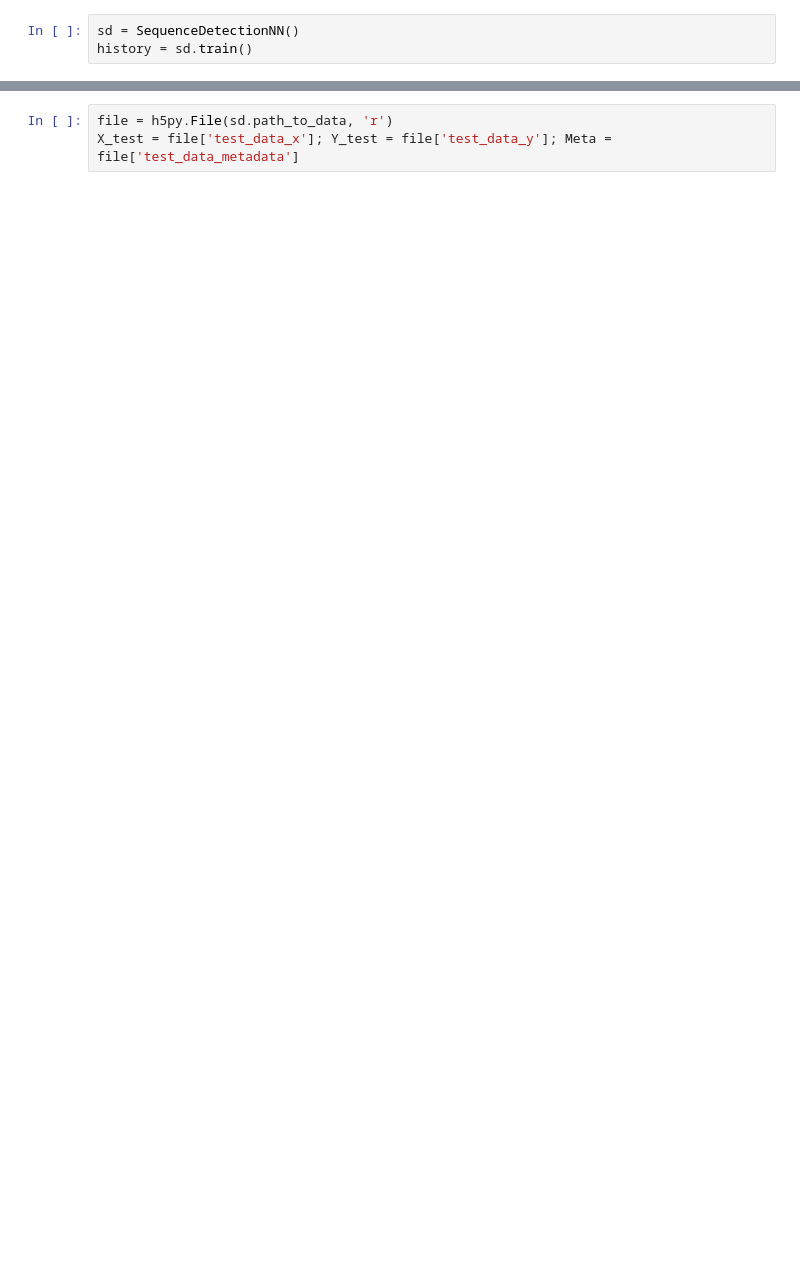
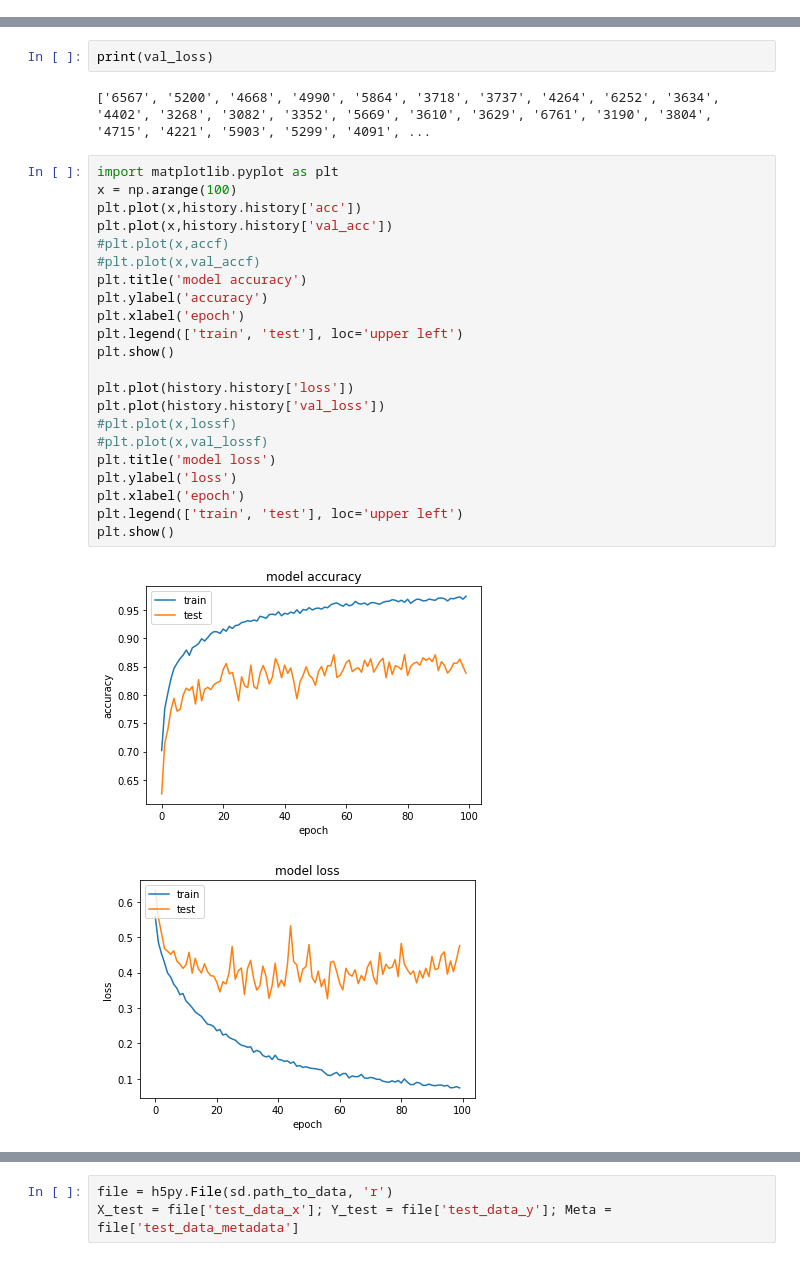
Before and after one commit to AkaG/inz_retina, a Jupyter notebook: notebooks/nural network - sequence detection.ipynb, the cells around one changed output, grey strips where cells are left out. Drawn from its saved outputs; the diff is of its cells as text; blank space fills up the shorter version.

```diff
--- a/notebooks/nural network - sequence detection.ipynb
+++ b/notebooks/nural network - sequence detection.ipynb
@@ -127,6 +128,3 @@ class SequenceDetectionNN(TrainManager):
             self.num_val_samples // self.batch_size,
             epochs=self.epochs
         )
-# %%
-sd = SequenceDetectionNN()
-history = sd.train()
@@ -137,0 +188,29 @@ sd.model = load_weights_from_file(model=sd.model, file_path=nn.weights.path)
+# %%
+print(val_loss)
+# %% [output]
+['6567', '5200', '4668', '4990', '5864', '3718', '3737', '4264', '6252', '3634', '4402', '3268', '3082', '3352', '5669', '3610', '3629', '6761', '3190', '3804', '4715', '4221', '5903', '5299', '4091', ...
+# %%
+import matplotlib.pyplot as plt
+x = np.arange(100)
+plt.plot(x,history.history['acc'])
+plt.plot(x,history.history['val_acc'])
+#plt.plot(x,accf)
+#plt.plot(x,val_accf)
+plt.title('model accuracy')
+plt.ylabel('accuracy')
+plt.xlabel('epoch')
+plt.legend(['train', 'test'], loc='upper left')
+plt.show()
+
+plt.plot(history.history['loss'])
+plt.plot(history.history['val_loss'])
+#plt.plot(x,lossf)
+#plt.plot(x,val_lossf)
+plt.title('model loss')
+plt.ylabel('loss')
+plt.xlabel('epoch')
+plt.legend(['train', 'test'], loc='upper left')
+plt.show()
+# %% [output]
+[figure, added]
+[figure, added]
```
Also changed, not shown: parts of 27 cells of this notebook, 12 other files.
